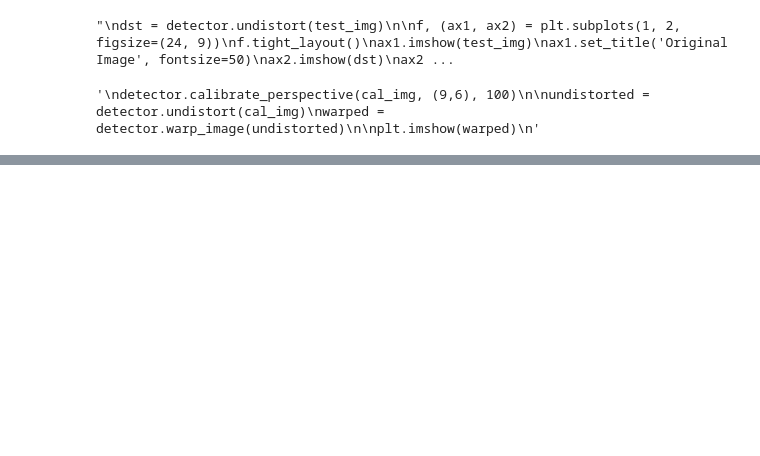
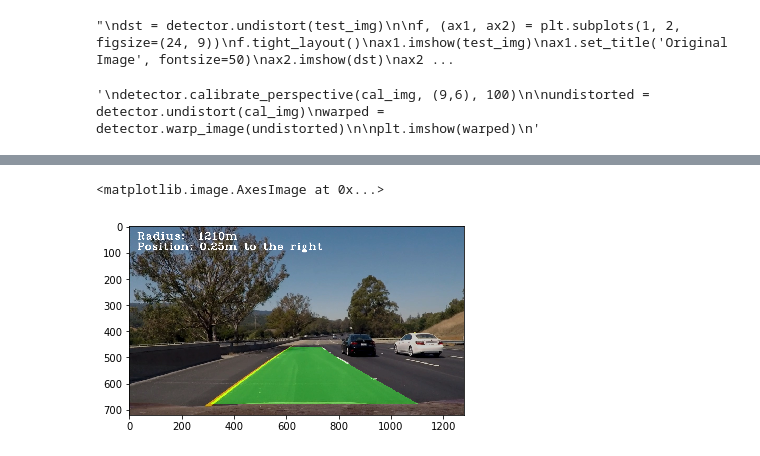
Before and after one commit to hogyadenes/CarND-Advanced-Lane-Lines, a Jupyter notebook: Project4.ipynb, the cells around one changed output, grey strips where cells are left out. Cells and saved outputs as stored; diff of their text form; code cells hidden in the pictures; blank space fills up the shorter version.

```diff
--- a/Project4.ipynb
+++ b/Project4.ipynb
@@ -372,30 +387,3 @@ plt.imshow(warped)
 """
 # %% [output]
 '\ndetector.calibrate_perspective(cal_img, (9,6), 100)\n\nundistorted = detector.undistort(cal_img)\nwarped = detector.warp_image(undistorted)\n\nplt.imshow(warped)\n'
-# %%
-%matplotlib inline
-
-test_img = mpimg.imread("test_images/test5.jpg")
-
-detector.set_roi((595,450), (689, 450), (1085, 700), (235, 700))
-#detector.set_roi((590,450), (730, 450), (1130, 700), (230, 700))
-undistorted = detector.undistort(test_img)
-masked = detector.region_of_interest(undistorted)
-plt.imshow(masked)
-
-detector.get_warp(test_img, (350, 0))
-
-undistorted = detector.undistort(test_img)
-tresholded = detector.treshold_image(test_img, (130,255), (25,100), 5)
-warped = detector.warp_image(tresholded)
-
-f, (ax1, ax2, ax3) = plt.subplots(1, 3, figsize=(24, 9))
-f.tight_layout()
-ax1.imshow(test_img)
-ax1.set_title('Original Image', fontsize=25)
-ax2.imshow(tresholded)
-ax2.set_title('Tresholded Image', fontsize=25)
-ax3.imshow(warped)
-ax3.set_title('Warped Image', fontsize=25)
-
-plt.subplots_adjust(left=0., right=1, top=0.9, bottom=0.)
@@ -418,3 +443,9 @@ plt.imshow(result)
+# %%
+res = detector.process_image(test_img)
+plt.imshow(res)
+# %% [output]
+<matplotlib.image.AxesImage at 0x...>
+[figure, added]
 # %%
 #input = "test_videos/solidWhiteRight.mp4"
 #input = "test_videos/solidYellowLeft.mp4"
```
Also changed, not shown: parts of 6 cells of this notebook.
